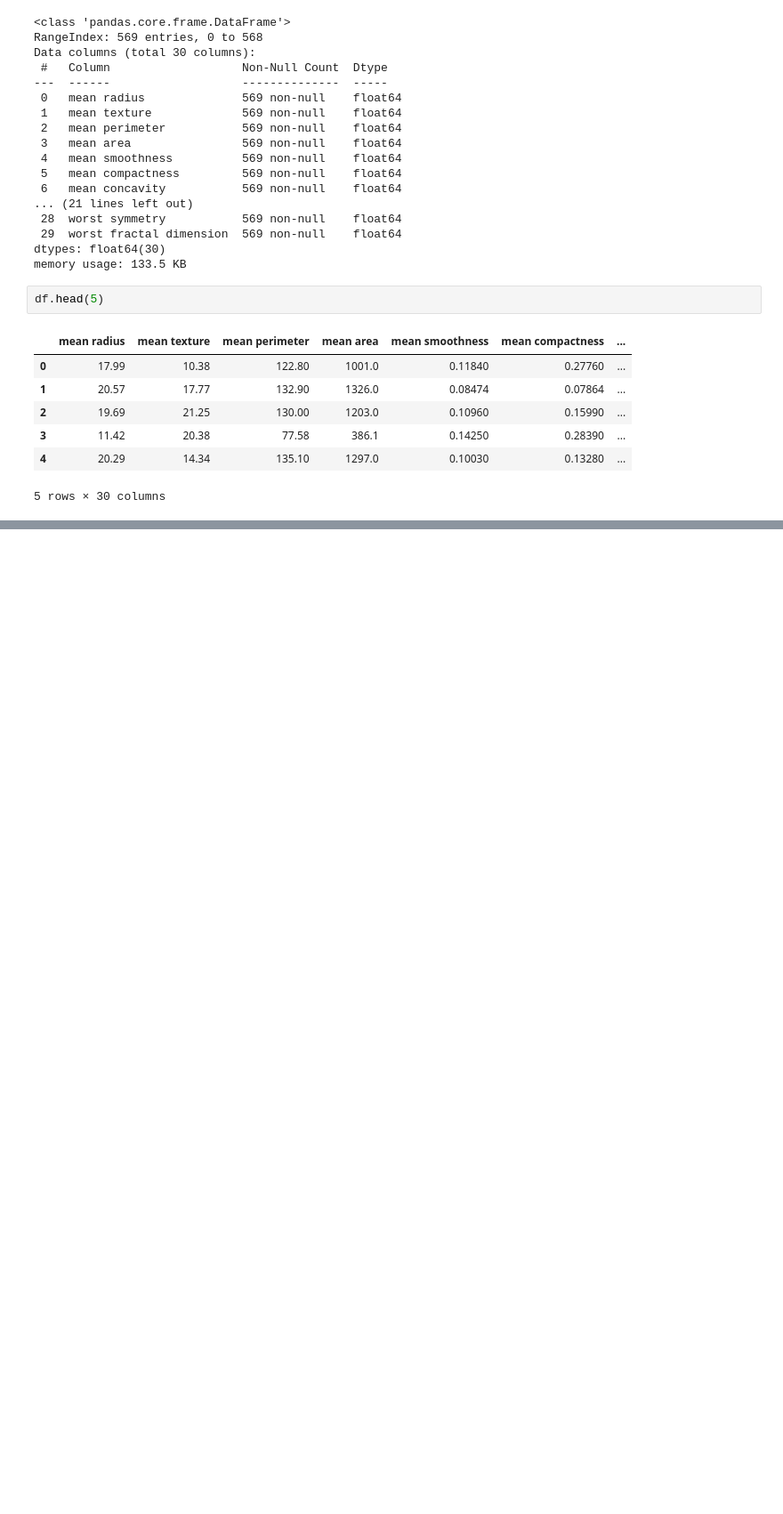
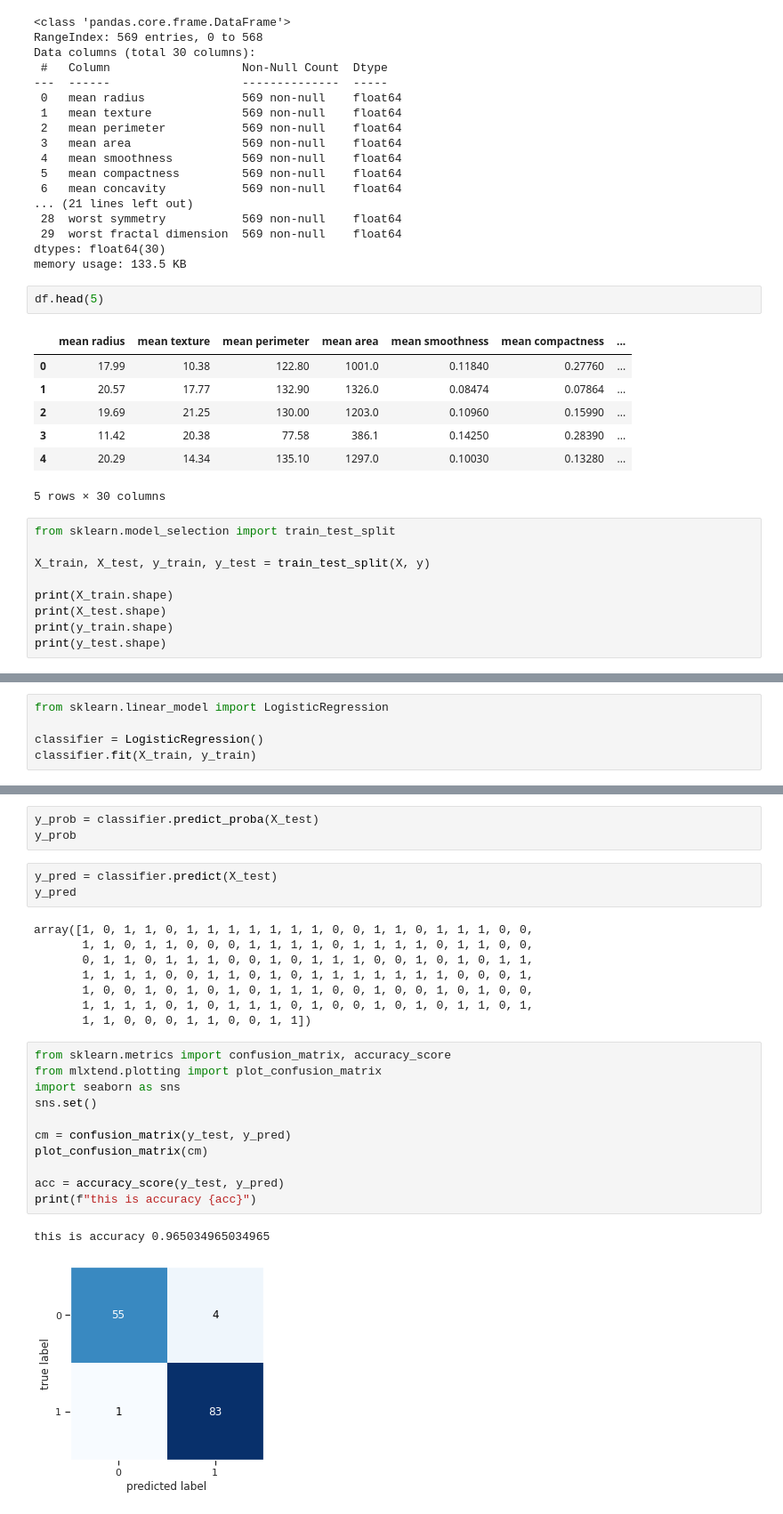
Before and after one commit to MikeRodziewicz/Udemy_ML_Bootcamp, a Jupyter notebook: scikit.ipynb, the cells around one changed output, grey strips where cells are left out. Shown: that part at 89% size. Drawn from its saved outputs; the diff is of its cells as text; blank space fills up the shorter version.

```diff
--- a/scikit.ipynb
+++ b/scikit.ipynb
@@ -442,3 +442,12 @@ df.head(5)
 | 3 | 11.42 | 20.38 | 77.58 | 386.1 | 0.14250 | 0.28390 | ... |
 | 4 | 20.29 | 14.34 | 135.10 | 1297.0 | 0.10030 | 0.13280 | ... |
 5 rows × 30 columns
+# %%
+from sklearn.model_selection import train_test_split
+
+X_train, X_test, y_train, y_test = train_test_split(X, y)
+
+print(X_train.shape)
+print(X_test.shape)
+print(y_train.shape)
+print(y_test.shape)
@@ -444,0 +459,5 @@ df.head(5)
+# %%
+from sklearn.linear_model import LogisticRegression
+
+classifier = LogisticRegression()
+classifier.fit(X_train, y_train)
@@ -444,0 +473,28 @@ df.head(5)
+# %%
+y_prob = classifier.predict_proba(X_test)
+y_prob
+# %%
+y_pred = classifier.predict(X_test)
+y_pred
+# %% [output]
+array([1, 0, 1, 1, 0, 1, 1, 1, 1, 1, 1, 1, 0, 0, 1, 1, 0, 1, 1, 1, 0, 0,
+       1, 1, 0, 1, 1, 0, 0, 0, 1, 1, 1, 1, 0, 1, 1, 1, 1, 0, 1, 1, 0, 0,
+       0, 1, 1, 0, 1, 1, 1, 0, 0, 1, 0, 1, 1, 1, 0, 0, 1, 0, 1, 0, 1, 1,
+       1, 1, 1, 1, 0, 0, 1, 1, 0, 1, 0, 1, 1, 1, 1, 1, 1, 1, 0, 0, 0, 1,
+       1, 0, 0, 1, 0, 1, 0, 1, 0, 1, 1, 1, 0, 0, 1, 0, 0, 1, 0, 1, 0, 0,
+       1, 1, 1, 1, 0, 1, 0, 1, 1, 1, 0, 1, 0, 0, 1, 0, 1, 0, 1, 1, 0, 1,
+       1, 1, 0, 0, 0, 1, 1, 0, 0, 1, 1])
+# %%
+from sklearn.metrics import confusion_matrix, accuracy_score
+from mlxtend.plotting import plot_confusion_matrix
+import seaborn as sns
+sns.set()
+
+cm = confusion_matrix(y_test, y_pred)
+plot_confusion_matrix(cm)
+
+acc = accuracy_score(y_test, y_pred)
+print(f"this is accuracy {acc}")
+# %% [output]
+this is accuracy 0.965034965034965
+[figure, added]
```
Also changed, not shown: parts of 2 cells of this notebook.
